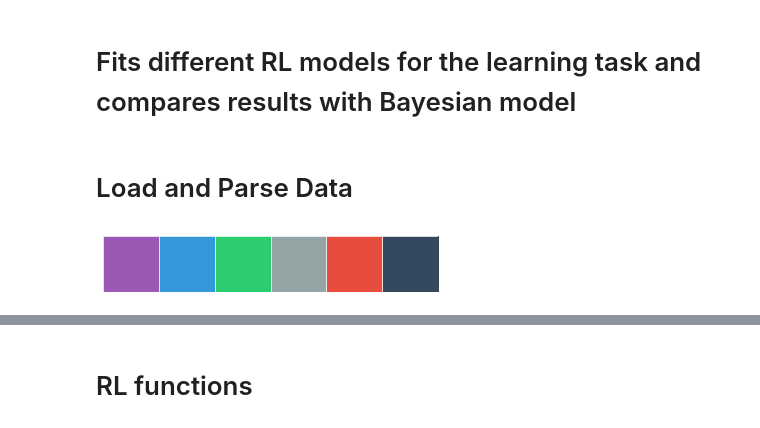
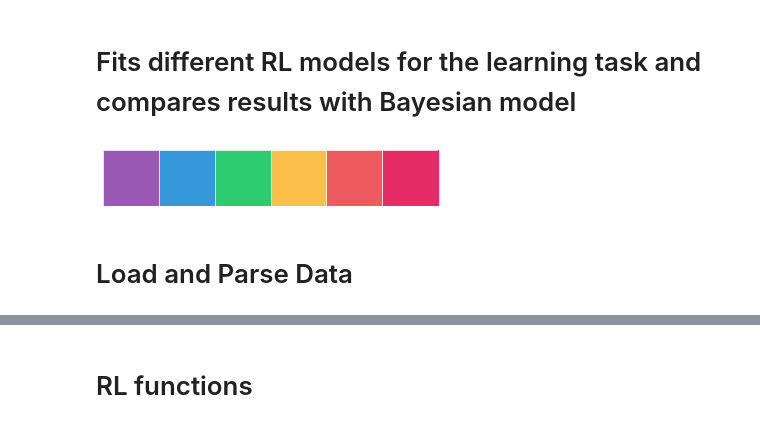
Before and after one commit to iancballard/rule_learning, a Jupyter notebook: model_fitting_predictive_LL.ipynb, the cells around one changed output, grey strips where cells are left out. Drawn from its saved outputs; the diff is of its cells as text; code cells hidden in the pictures.

```diff
--- a/model_fitting_predictive_LL.ipynb
+++ b/model_fitting_predictive_LL.ipynb
@@ -37,6 +38,11 @@ afex = importr('afex')
 sns.set_context("paper")
 # %%
 rc = Client()
+# %%
+flatui = ["#9b59b6", "#3498db", "#2ecc71","#fcbf4a", "#ed5b61", "#e52c66"]
+sns.palplot(sns.color_palette(flatui))
+# %% [output]
+[figure, added]
 # %% [markdown]
 # Load and Parse Data
 # %%
@@ -100,8 +106,3 @@ df2 = df2.sort_values(by = ['type','condition','sub','trial'])
 
 df2.to_csv(op.abspath('../behavioral_data.csv'),index = False)
 bayes_predictions = df2[df2['type'] == 'model']
-# %%
-flatui = ["#9b59b6", "#3498db", "#2ecc71","#95a5a6", "#e74c3c", "#34495e"]
-sns.palplot(sns.color_palette(flatui))
-# %% [output]
-[figure, removed]
```
Also changed, not shown: parts of 33 cells of this notebook.
